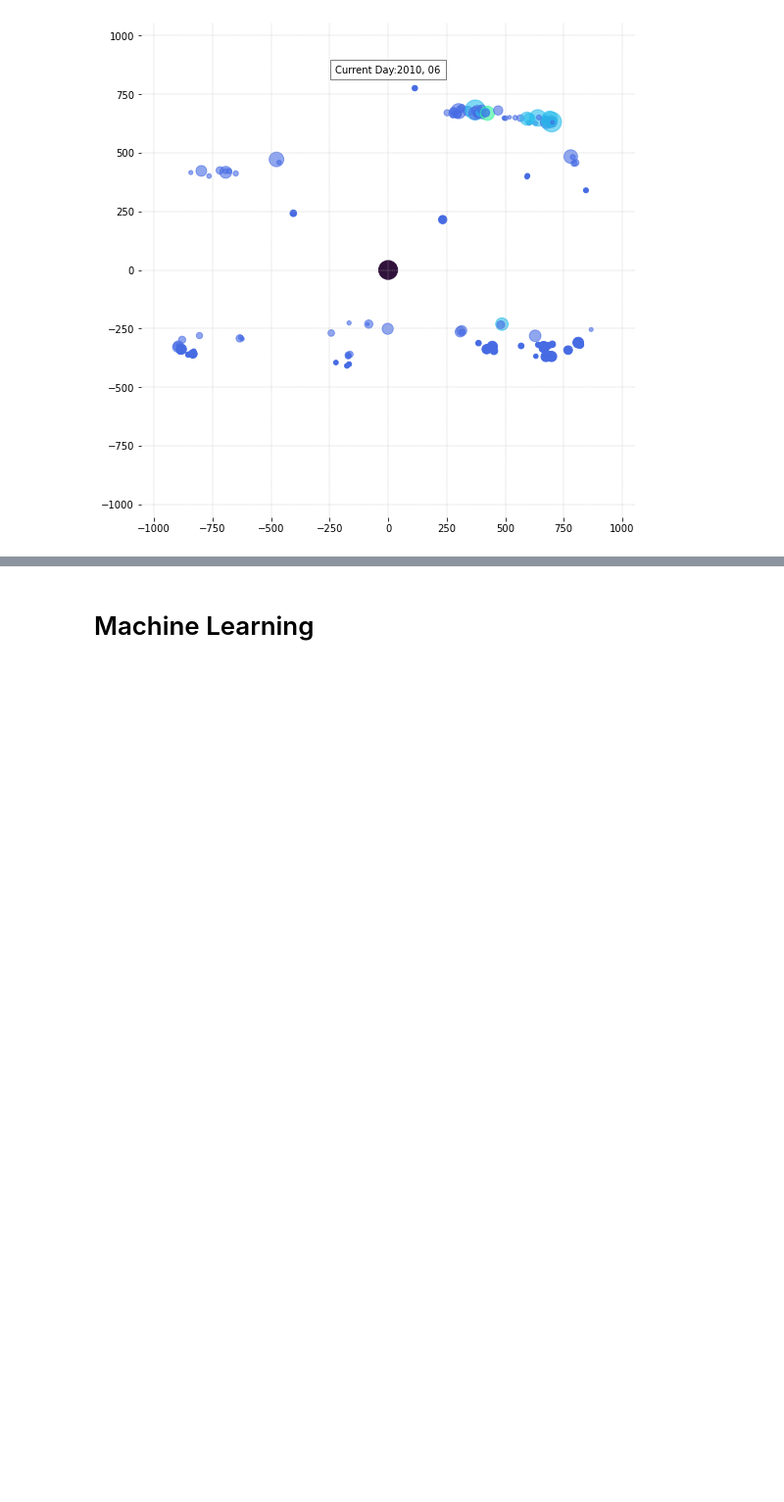
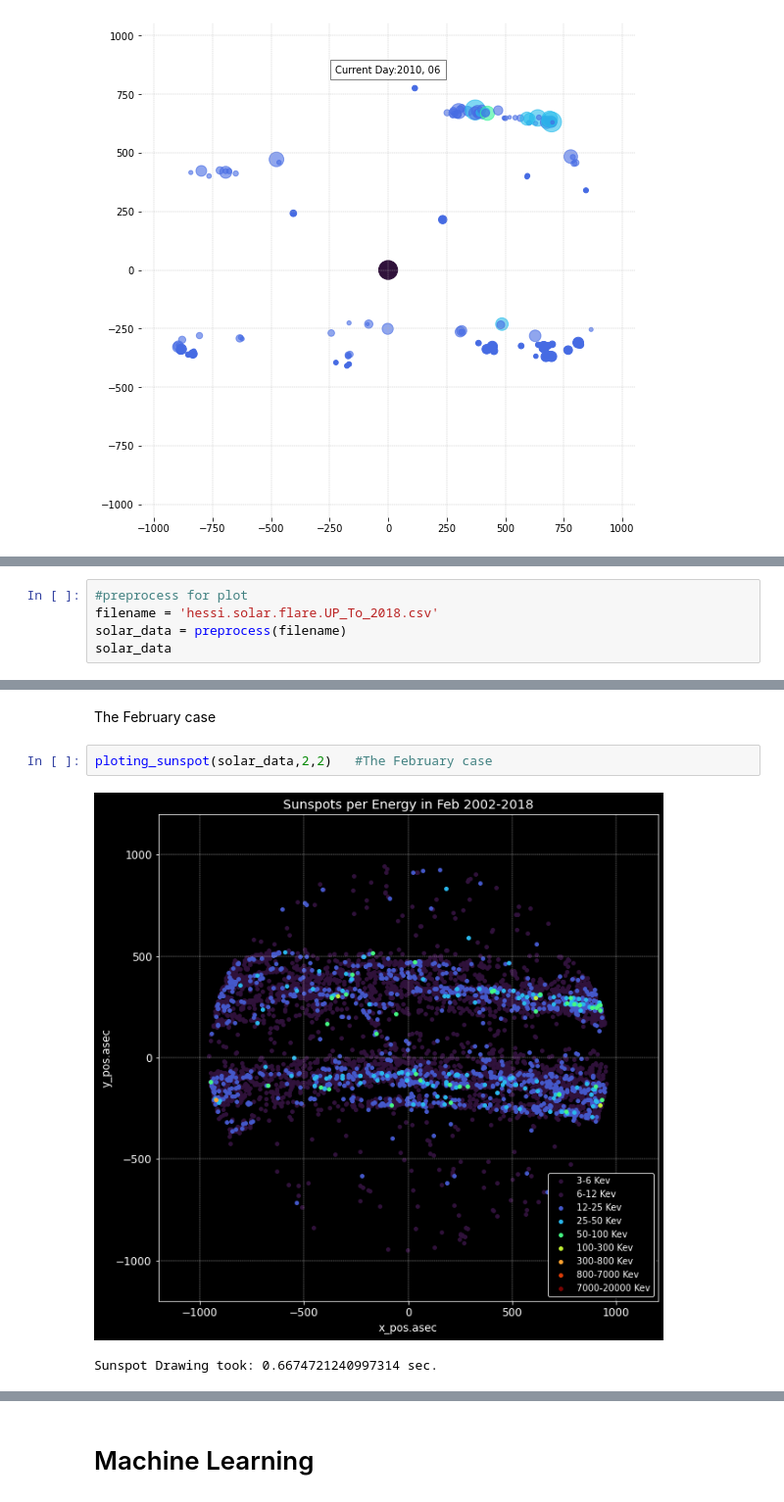
Before and after one commit to sbhalaru/Solar-Flare-Prediction, a Jupyter notebook: Solar Flare.ipynb, the cells around one changed output, grey strips where cells are left out. Shown at 98% size. Saved outputs shown, nothing was run; the diff lists cells and outputs as text; blank space fills up the shorter version.

```diff
--- a/Solar Flare.ipynb
+++ b/Solar Flare.ipynb
@@ -234,0 +328,5 @@ animate.generate_time_lapse()
+# %%
+#preprocess for plot
+filename = 'hessi.solar.flare.UP_To_2018.csv'
+solar_data = preprocess(filename)
+solar_data
@@ -234,0 +348,7 @@ animate.generate_time_lapse()
+# %% [markdown]
+The February case
+# %%
+ploting_sunspot(solar_data,2,2)   #The February case
+# %% [output]
+[figure, added]
+Sunspot Drawing took: 0.6674721240997314 sec.
```
Also changed, not shown: parts of 7 cells of this notebook.
